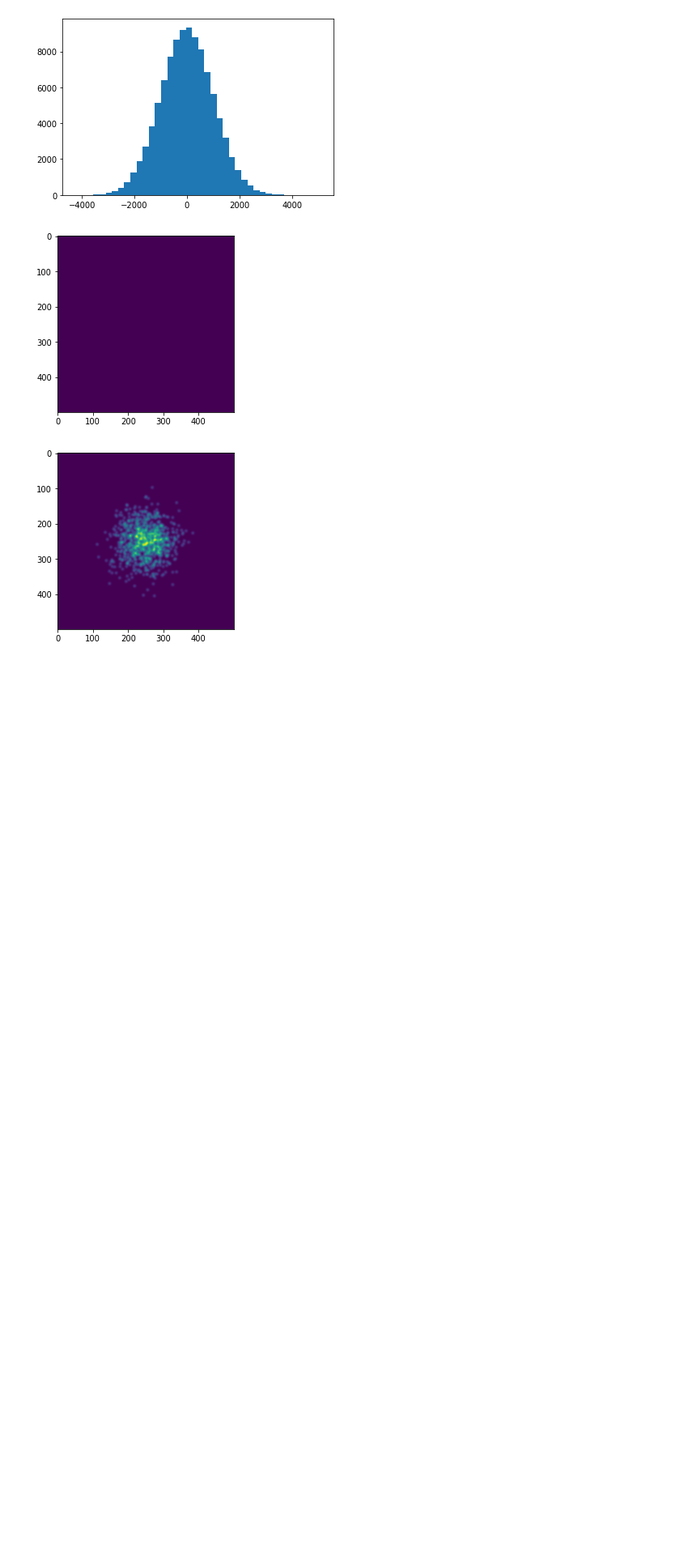
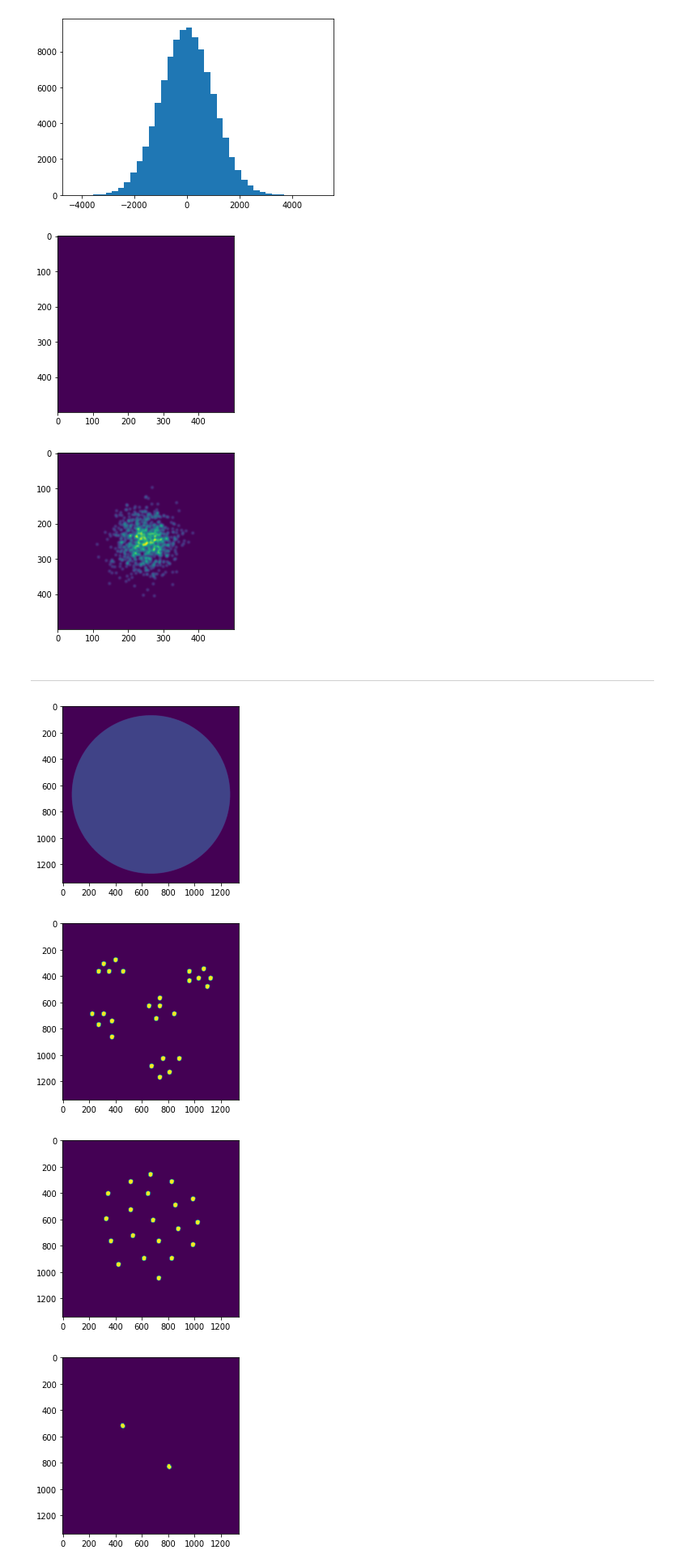
Before and after one commit to lukas-judith/spatial-point-pattern-analysis, a Jupyter notebook: toy_data_studies.ipynb, the cells around one changed output. Shown: that part at 81% size. Cells and saved outputs as stored; diff of their text form; code cells hidden in the pictures; blank space fills up the shorter version.

```diff
--- a/toy_data_studies.ipynb
+++ b/toy_data_studies.ipynb
@@ -436,3 +436,46 @@ plt.imshow(arr)
 plt.show()
 # %% [output]
 [figure]
+# %% [markdown]
+------
+# %%
+import cv2
+mask_csr = cv2.imread("csr.png")
+mask_csr = cv2.cvtColor(mask_csr, cv2.COLOR_BGR2GRAY)
+mask_csr[mask_csr<50] = 10
+mask_csr[mask_csr>50] = 0
+mask_csr = scale_image(mask_csr, 1000)
+
+two_dots = cv2.imread("two_dots.png")
+two_dots = cv2.cvtColor(two_dots, cv2.COLOR_BGR2GRAY)
+two_dots[two_dots<50] = 10
+two_dots[two_dots>50] = 0
+two_dots = scale_image(two_dots, 1000)
+
+disp = cv2.imread("disperse.png")
+disp = cv2.cvtColor(disp, cv2.COLOR_BGR2GRAY)
+disp[disp<=230] = 10
+disp[disp>230] = 0
+disp = scale_image(disp, 1000)
+
+cluster = cv2.imread("cluster.png")
+cluster = cv2.cvtColor(cluster, cv2.COLOR_BGR2GRAY)
+cluster[cluster<=230] = 10
+cluster[cluster>230] = 0
+cluster = scale_image(cluster, 1000)
+
+
+
+plt.imshow(mask_csr)
+plt.show()
+plt.imshow(cluster)
+plt.show()
+plt.imshow(disp)
+plt.show()
+plt.imshow(two_dots)
+plt.show()
+# %% [output]
+[figure, added]
+[figure, added]
+[figure, added]
+[figure, added]
```
Also changed, not shown: parts of 12 cells of this notebook, 9 other files.
